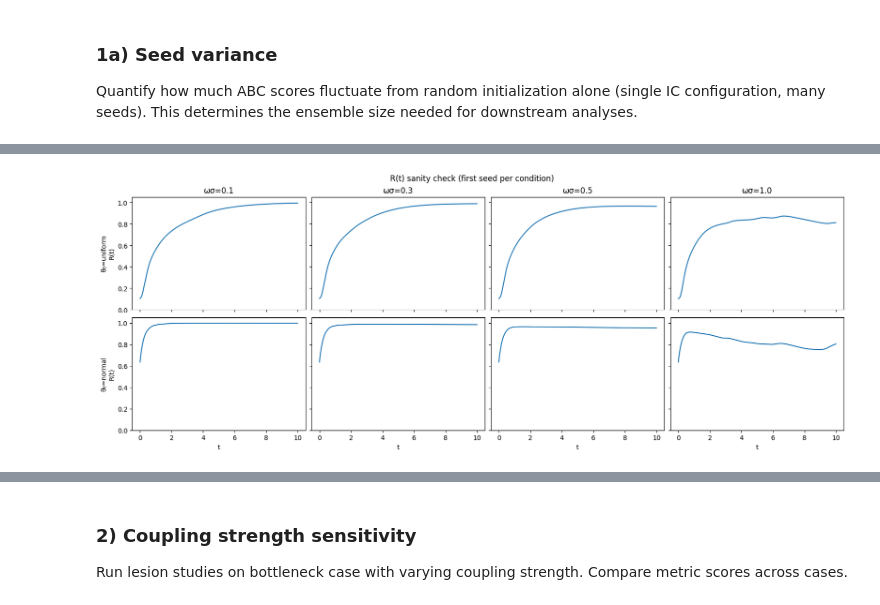
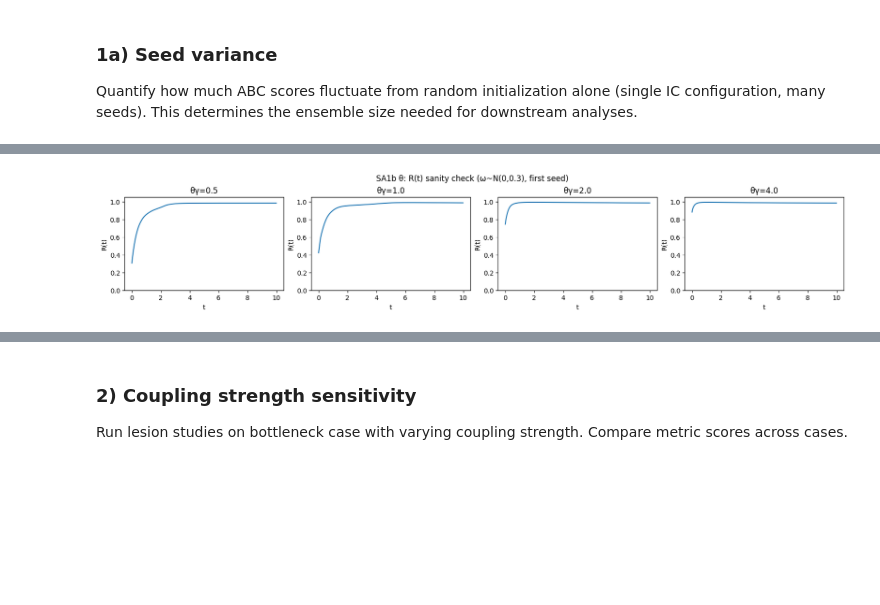
Before and after one commit to adamLastovka/KuramotoNeuralSimulations, a Jupyter notebook: Notebooks/07_lesion_studies.ipynb, the cells around one changed output, grey strips where cells are left out. Cells and saved outputs as stored; diff of their text form; code cells hidden in the pictures; blank space fills up the shorter version.

```diff
--- a/Notebooks/07_lesion_studies.ipynb
+++ b/Notebooks/07_lesion_studies.ipynb
@@ -3,8 +3,6 @@
 %autoreload 2
 
 from __future__ import annotations
-
-from dataclasses import replace
 
 import numpy as np
 import matplotlib.pyplot as plt
@@ -41,13 +39,17 @@ n_random_repeats = 10
 lesion_fracs = np.arange(0, 0.3, 0.02)
 lesion_strength = 1.0
 
+# Integrated Gradients quadrature steps
+N_IG_STEPS = 20
+
 # Quick mode (set True to iterate faster)
-QUICK_MODE = True
+QUICK_MODE = False
 if QUICK_MODE:
     N_SEEDS = 1
     N_SEEDS_SA1A = 5
     lesion_fracs = np.arange(0, 0.3, 0.05)
     n_random_repeats = 3
+    N_IG_STEPS = 10
 
 
 # -----------------------------------------------------------------------------
@@ -361,6 +360,7 @@ for seed in sa1a_seeds:
         n_random_repeats=n_random_repeats,
         lesion_fracs=lesion_fracs,
         lesion_strength=lesion_strength,
+        n_ig_steps=N_IG_STEPS,
         verbose=False,
     )
 
@@ -520,29 +504,24 @@ Done – 8 conditions × 1 seeds.
 # %%
 metrics_sa1b = sa1b_agg[sa1b_case_names[0]]["metrics"]
 
-# ── 1) R(t) sanity traces (one seed per condition) ───────────────────────────
-n_theta = len(sa1b_theta_modes)
-n_omega = len(sa1b_omega_sigmas)
-fig, axs = plt.subplots(n_theta, n_omega, figsize=(4 * n_omega, 3 * n_theta),
-                         constrained_layout=True, sharex=True, sharey=True)
-for r, theta_mode in enumerate(sa1b_theta_modes):
-    for c, omega_sigma in enumerate(sa1b_omega_sigmas):
-        case_key = f"theta={theta_mode}_omega_sig={omega_sigma}"
-        ax = axs[r, c]
-        Rt = sa1b_base_Rt[case_key][seeds[0]]
-        ax.plot(np.arange(len(Rt)) * dt, Rt)
-        ax.set_ylim(0, 1.05)
-        if r == 0:
-            ax.set_title(f"ωσ={omega_sigma}")
-        if c == 0:
-            ax.set_ylabel(f"θ₀={theta_mode}\nR(t)")
-        if r == n_theta - 1:
-            ax.set_xlabel("t")
-plt.suptitle("R(t) sanity check (first seed per condition)")
+# ── 1) R(t) sanity traces (one seed per theta-sigma) ─────────────────────────
+fig, axs = plt.subplots(1, len(sa1b_case_names),
+                         figsize=(4 * len(sa1b_case_names), 3),
+                         constrained_layout=True)
+if len(sa1b_case_names) == 1:
+    axs = [axs]
+for ax, case_name in zip(axs, sa1b_case_names):
+    Rt = sa1b_base_Rt[case_name][seeds[0]]
+    ax.plot(np.arange(len(Rt)) * dt, Rt)
+    ax.set_title(sa1b_labels[case_name])
+    ax.set_xlabel("t")
+    ax.set_ylabel("R(t)")
+    ax.set_ylim(0, 1.05)
+plt.suptitle(f"SA1b θ: R(t) sanity check (ω~N(0,{FIXED_OMEGA_SIGMA}), first seed)")
 plt.show()
 
 
-# ── 2) ABC heatmap: metrics × conditions ─────────────────────────────────────
+# ── 2) ABC heatmap: metrics × theta-sigma ────────────────────────────────────
 heat = np.array(
     [[sa1b_agg[c]["ABC_mean"][m] for c in sa1b_case_names] for m in metrics_sa1b],
     dtype=float,
@@ -553,25 +532,24 @@ fig, ax = plt.subplots(
 )
 im = ax.imshow(heat, aspect="auto", cmap="viridis")
 ax.set_xticks(np.arange(len(sa1b_case_names)))
-ax.set_xticklabels([sa1b_labels[c] for c in sa1b_case_names], rotation=40, ha="right")
+ax.set_xticklabels([sa1b_labels[c] for c in sa1b_case_names], rotation=30, ha="right")
 ax.set_yticks(np.arange(len(metrics_sa1b)))
 ax.set_yticklabels(metrics_sa1b)
-ax.set_title("SA1b: mean ABC across IC distributions")
+ax.set_title(f"SA1b θ: mean ABC (ω~N(0,{FIXED_OMEGA_SIGMA}))")
 fig.colorbar(im, ax=ax, fraction=0.046, pad=0.04, label="ABC")
 plt.show()
 
 
-# ── 3) Top-K metrics per condition ───────────────────────────────────────────
+# ── 3) Top-K metrics per theta-sigma ─────────────────────────────────────────
 TOP_K = 8
-ncols = min(4, len(sa1b_case_names))
-nrows_tk = int(np.ceil(len(sa1b_case_names) / ncols))
-fig, axs_flat = plt.subplots(
-    nrows_tk, ncols, figsize=(5 * ncols, 4 * nrows_tk),
-    constrained_layout=True, sharex=False,
-)
-axs_flat = np.atleast_2d(axs_flat).ravel()
-for idx, case_name in enumerate(sa1b_case_names):
-    ax = axs_flat[idx]
+fig, axs_flat = plt.subplots(1, len(sa1b_case_names),
+                              figsize=(5 * len(sa1b_case_names), 4),
+                              constrained_layout=True, sharex=False)
+if len(sa1b_case_names) == 1:
+    axs_flat = [axs_flat]
+else:
+    axs_flat = list(axs_flat)
+for ax, case_name in zip(axs_flat, sa1b_case_names):
     items = [(m, sa1b_agg[case_name]["ABC_mean"][m], sa1b_agg[case_name]["ABC_std"][m])
              for m in metrics_sa1b]
     items.sort(key=lambda x: x[1], reverse=True)
@@ -582,15 +560,13 @@ for idx, case_name in enumerate(sa1b_case_names):
     ax.barh(names, means, xerr=stds)
     ax.set_title(sa1b_labels[case_name], fontsize=9)
     ax.set_xlabel("ABC")
-for idx in range(len(sa1b_case_names), len(axs_flat)):
-    axs_flat[idx].set_visible(False)
-plt.suptitle(f"Top-{TOP_K} metrics by ABC (mean ± std over {N_SEEDS} seeds)")
+plt.suptitle(f"SA1b θ: Top-{TOP_K} metrics (mean ± std, {N_SEEDS} seeds)")
 plt.show()
 
 
 # ── 4) Spearman rank-correlation heatmap ─────────────────────────────────────
 corr = rank_correlation_matrix(sa1b_agg, sa1b_case_names)
-fig, ax = plt.subplots(figsize=(7, 6), constrained_layout=True)
+fig, ax = plt.subplots(figsize=(6, 5), constrained_layout=True)
 im = ax.imshow(corr, vmin=-1, vmax=1, cmap="RdBu_r")
 ticks = np.arange(len(sa1b_case_names))
 ax.set_xticks(ticks)
@@ -601,7 +577,7 @@ for i in range(len(sa1b_case_names)):
     for j in range(len(sa1b_case_names)):
         ax.text(j, i, f"{corr[i, j]:.2f}", ha="center", va="center", fontsize=7)
 fig.colorbar(im, ax=ax, fraction=0.046, pad=0.04, label="Spearman ρ")
-ax.set_title("SA1b: Rank-correlation of ABC vectors across IC distributions")
+ax.set_title("SA1b θ: Rank-correlation of ABC vectors across θ-sigma")
 plt.show()
 
 
@@ -622,32 +598,32 @@ fig, axs = plt.subplots(
 if nrows_lc == 1:
     axs = np.expand_dims(axs, axis=0)
 if ncols_lc == 1:
     axs = np.expand_dims(axs, axis=1)
 
 for r, metric in enumerate(plot_metrics_sa1b):
     for c, case_name in enumerate(sa1b_case_names):
         ax = axs[r, c]
         x = lesion_fracs
         y = sa1b_agg[case_name]["R_avg_ranked_mean"][metric]
         yerr = sa1b_agg[case_name]["R_avg_ranked_std"][metric]
         ax.plot(x, y, label="ranked", color="tab:blue")
         ax.fill_between(x, y - yerr, y + yerr, color="tab:blue", alpha=0.2)
 
         y0 = sa1b_agg[case_name]["R_avg_random_mean"][metric]
         y0err = sa1b_agg[case_name]["R_avg_random_std"][metric]
         ax.plot(x, y0, label="random", color="tab:gray")
         ax.fill_between(x, y0 - y0err, y0 + y0err, color="tab:gray", alpha=0.2)
 
         if r == 0:
             ax.set_title(sa1b_labels[case_name], fontsize=8)
         if c == 0:
             ax.set_ylabel(f"{metric}\nR_avg")
         if r == nrows_lc - 1:
             ax.set_xlabel("lesion_frac")
 
 handles, labels = axs[0, 0].get_legend_handles_labels()
 fig.legend(handles, labels, loc="upper right")
-plt.suptitle("SA1b: Lesion curves across IC distributions")
+plt.suptitle(f"SA1b θ: Lesion curves (ω~N(0,{FIXED_OMEGA_SIGMA}))")
 plt.show()
 # %% [output]
-[figure, old version]
+[figure, new version]
```
Also changed, not shown: parts of 14 cells of this notebook, 4 other files.
